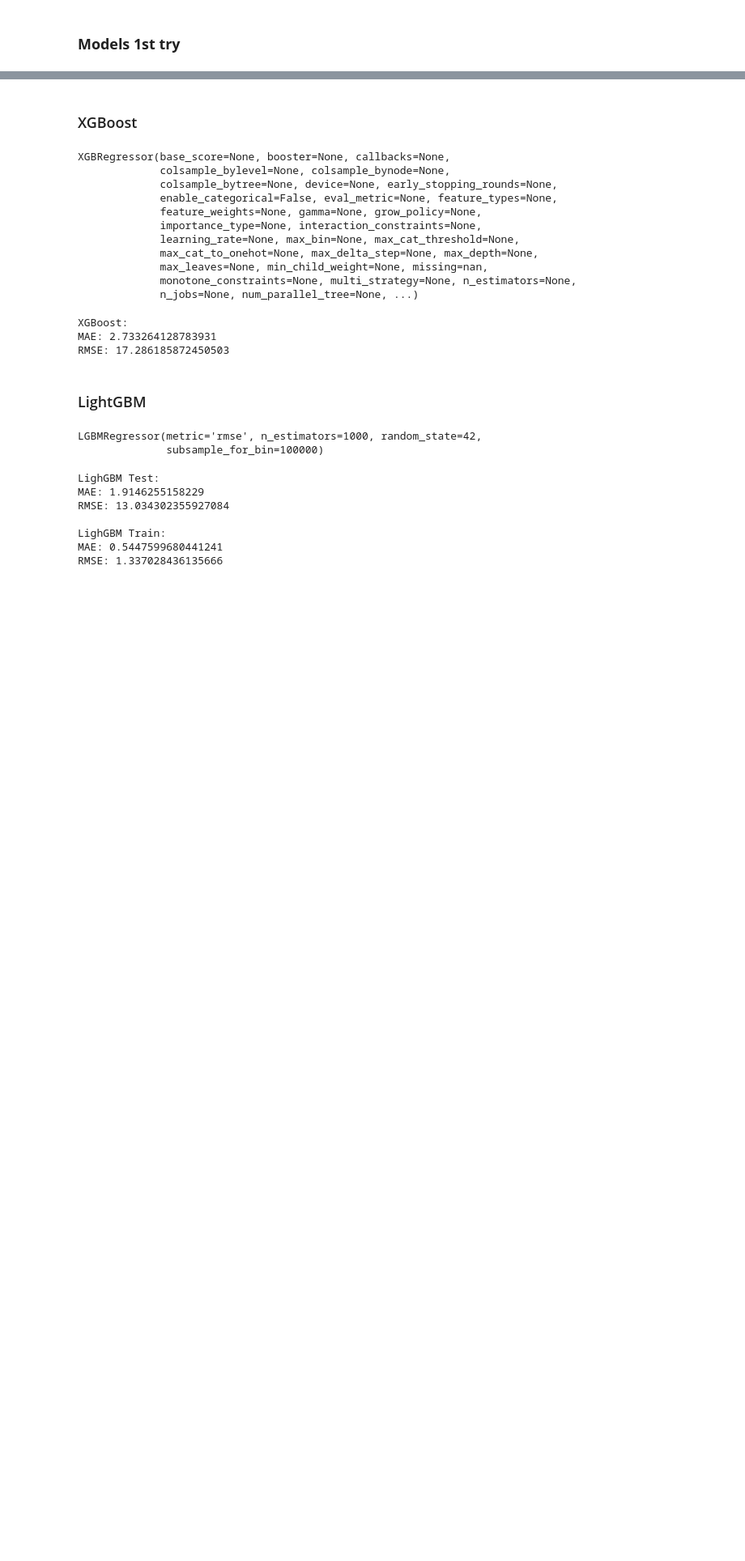
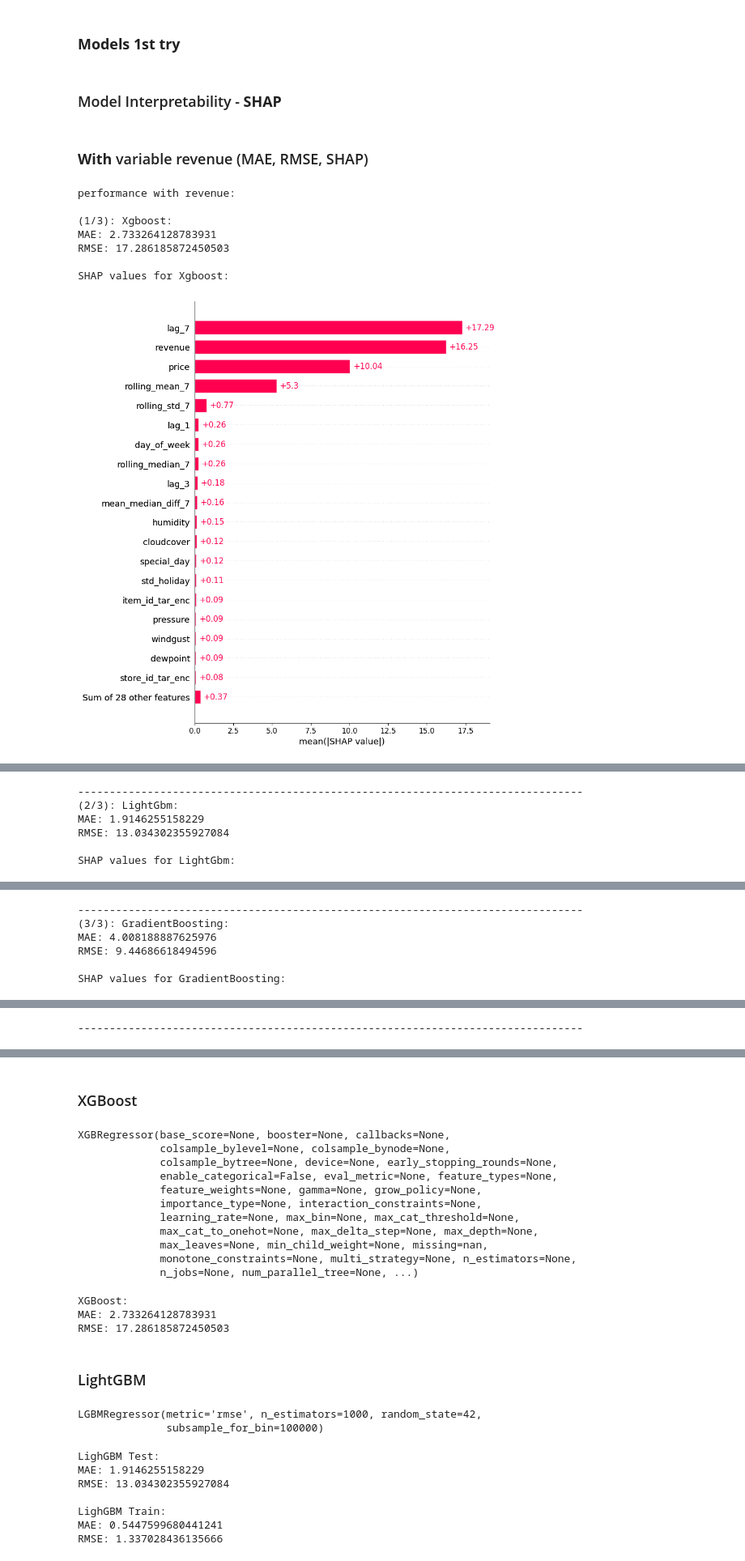
Before and after one commit to shuting-fish/food_prediction, a Jupyter notebook: lagging_rolling.ipynb, the cells around one changed output, grey strips where cells are left out. Shown at 81% size. Drawn from its saved outputs; the diff is of its cells as text; code cells hidden in the pictures; blank space fills up the shorter version.

Commit message:
test with and without revenue

```diff
--- a/lagging_rolling.ipynb
+++ b/lagging_rolling.ipynb
@@ -683,2 +693,11 @@ Lars                             0.267378
 # %% [markdown]
 ### __Models 1st try__
+# %%
+# classifier to compare
+
+models = {
+    'Xgboost': xgboost.XGBRegressor(tree_method='hist', enable_categorical=False, random_state=42),
+    'LightGbm': lightgbm.LGBMRegressor(n_estimators=1000, subsample_for_bin=100000, random_state=42, metric='rmse'),
+    'GradientBoosting': GradientBoostingRegressor(random_state=42)
+    #'RandomForest': RandomForestRegressor(random_state=42)
+}
@@ -684,0 +761,17 @@ Lars                             0.267378
+# %% [markdown]
+### Model Interpretability - **SHAP**
+# %% [markdown]
+### __With__ variable revenue (MAE, RMSE, SHAP)
+# %%
+print('performance with revenue:')
+print()
+compare_models(models, X_train_scaled, y_train, X_test_scaled, y_test)
+# %% [output]
+performance with revenue:
+
+(1/3): Xgboost:
+MAE: 2.733264128783931
+RMSE: 17.286185872450503
+
+SHAP values for Xgboost:
+[figure, added]
@@ -684,0 +779,6 @@ Lars                             0.267378
+--------------------------------------------------------------------------------
+(2/3): LightGbm:
+MAE: 1.9146255158229
+RMSE: 13.034302355927084
+
+SHAP values for LightGbm:
@@ -684,0 +787,6 @@ Lars                             0.267378
+--------------------------------------------------------------------------------
+(3/3): GradientBoosting:
+MAE: 4.008188887625976
+RMSE: 9.44686618494596
+
+SHAP values for GradientBoosting:
@@ -684,0 +795 @@ Lars                             0.267378
+--------------------------------------------------------------------------------
```
Also changed, not shown: parts of 15 cells of this notebook.
